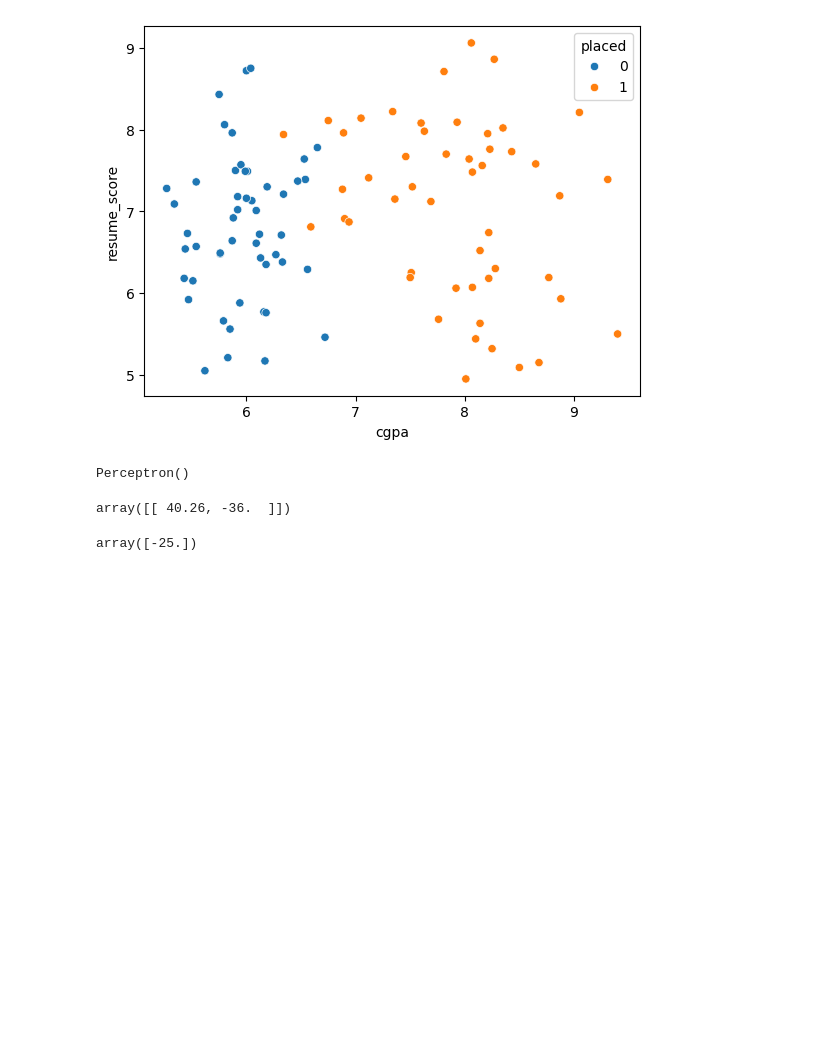
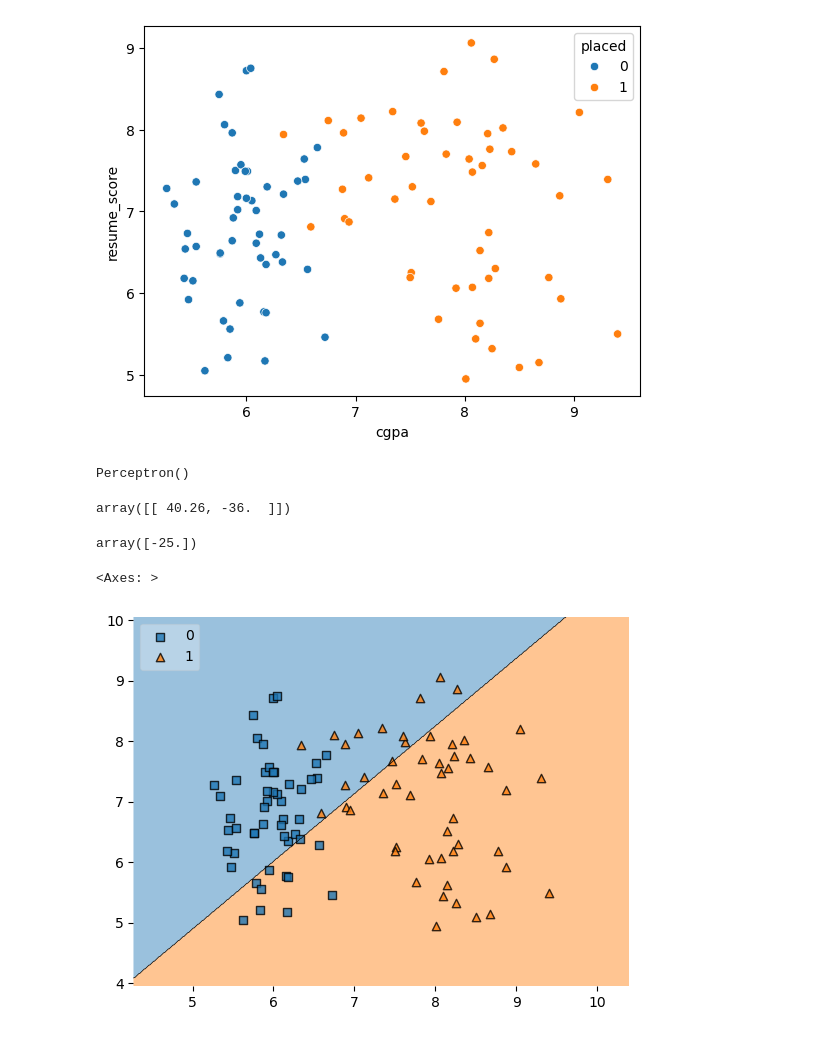
Before and after one commit to AyushVaZe67/Deep-Learning, a Jupyter notebook: Learning/perceptron-demo.ipynb, the cells around one changed output. Saved outputs shown, nothing was run; the diff lists cells and outputs as text; code cells hidden in the pictures; blank space fills up the shorter version.

```diff
--- a/Learning/perceptron-demo.ipynb
+++ b/Learning/perceptron-demo.ipynb
@@ -43,4 +43,7 @@ p.intercept_
 array([-25.])
 # %%
 from mlxtend.plotting import plot_decision_regions
-plot_decision_regions(X.values, y
+plot_decision_regions(X.values, y.values, clf=p, legend=2)
+# %% [output]
+<Axes: >
+[figure, added]
```
Also changed, not shown: 2 other files.
